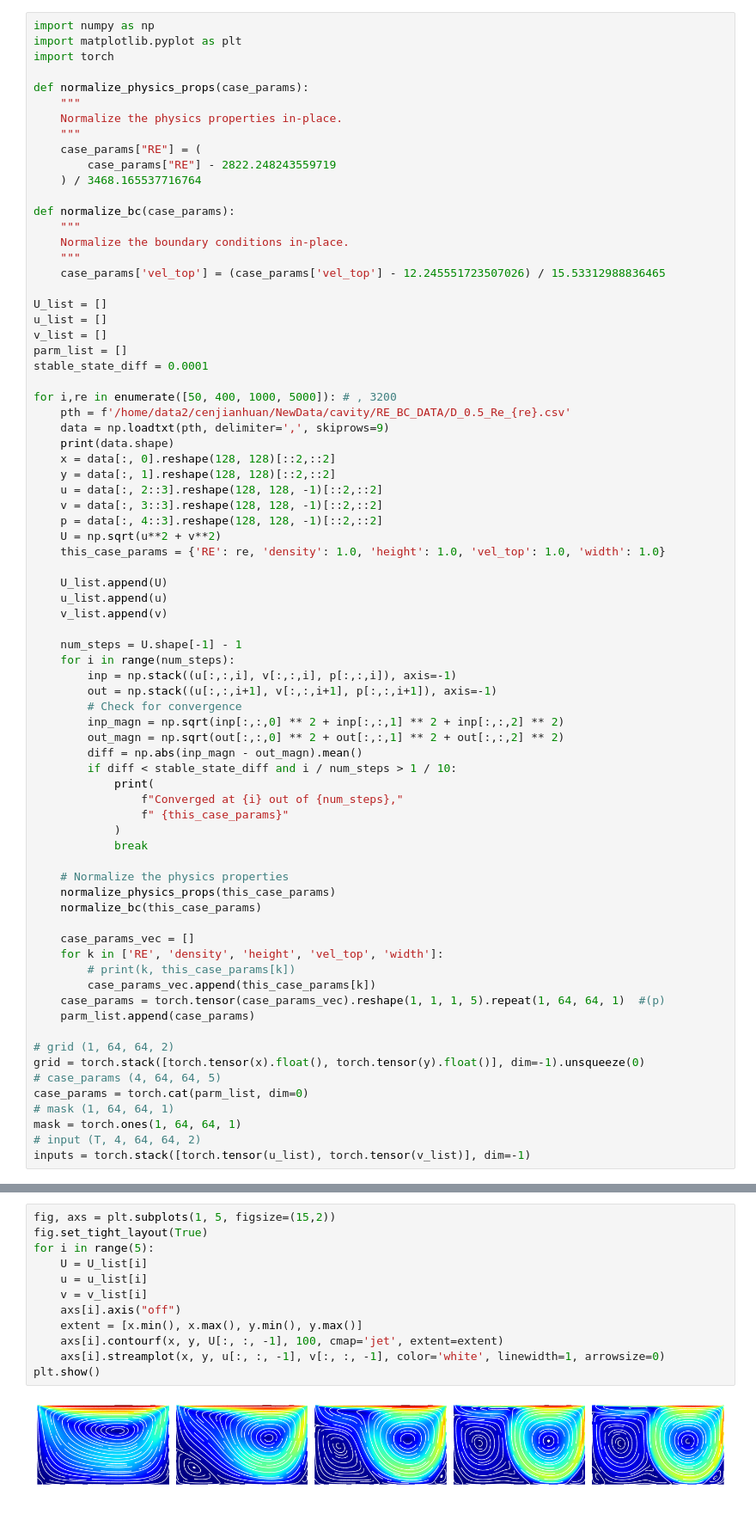
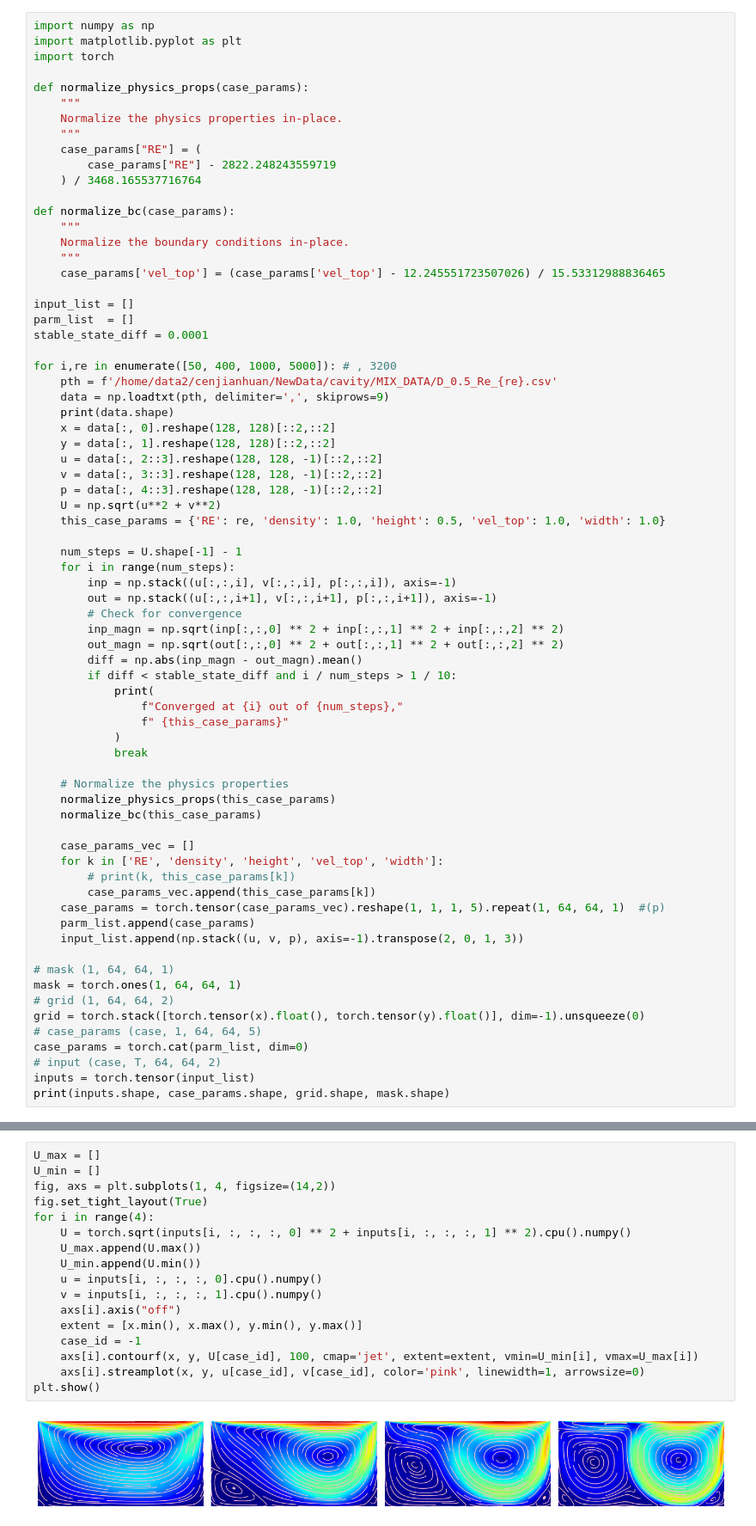
Before and after one commit to Lowbcgz/CFDNNEval, a Jupyter notebook: plot.ipynb, the cells around one changed output, grey strips where cells are left out. Shown at 86% size. Saved outputs shown, nothing was run; the diff lists cells and outputs as text.

```diff
--- a/plot.ipynb
+++ b/plot.ipynb
@@ -17,14 +17,12 @@ def normalize_bc(case_params):
     """
     case_params['vel_top'] = (case_params['vel_top'] - 12.245551723507026) / 15.53312988836465
 
-U_list = []
-u_list = []
-v_list = []
-parm_list = []
+input_list = []
+parm_list  = []
 stable_state_diff = 0.0001
 
 for i,re in enumerate([50, 400, 1000, 5000]): # , 3200
-    pth = f'/home/data2/cenjianhuan/NewData/cavity/RE_BC_DATA/D_0.5_Re_{re}.csv'
+    pth = f'/home/data2/cenjianhuan/NewData/cavity/MIX_DATA/D_0.5_Re_{re}.csv'
     data = np.loadtxt(pth, delimiter=',', skiprows=9)
     print(data.shape)
     x = data[:, 0].reshape(128, 128)[::2,::2]
@@ -33,11 +31,7 @@ for i,re in enumerate([50, 400, 1000, 5000]): # , 3200
     v = data[:, 3::3].reshape(128, 128, -1)[::2,::2]
     p = data[:, 4::3].reshape(128, 128, -1)[::2,::2]
     U = np.sqrt(u**2 + v**2)
-    this_case_params = {'RE': re, 'density': 1.0, 'height': 1.0, 'vel_top': 1.0, 'width': 1.0}
-
-    U_list.append(U)
-    u_list.append(u)
-    v_list.append(v)
+    this_case_params = {'RE': re, 'density': 1.0, 'height': 0.5, 'vel_top': 1.0, 'width': 1.0}
 
     num_steps = U.shape[-1] - 1
     for i in range(num_steps):
@@ -64,14 +58,16 @@ for i,re in enumerate([50, 400, 1000, 5000]): # , 3200
         case_params_vec.append(this_case_params[k])
     case_params = torch.tensor(case_params_vec).reshape(1, 1, 1, 5).repeat(1, 64, 64, 1)  #(p)
     parm_list.append(case_params)
+    input_list.append(np.stack((u, v, p), axis=-1).transpose(2, 0, 1, 3))
 
+# mask (1, 64, 64, 1)
+mask = torch.ones(1, 64, 64, 1)
 # grid (1, 64, 64, 2)
 grid = torch.stack([torch.tensor(x).float(), torch.tensor(y).float()], dim=-1).unsqueeze(0)
-# case_params (4, 64, 64, 5)
+# case_params (case, 1, 64, 64, 5)
 case_params = torch.cat(parm_list, dim=0)
-# mask (1, 64, 64, 1)
-mask = torch.ones(1, 64, 64, 1)
-# input (T, 4, 64, 64, 2)
-inputs = torch.stack([torch.tensor(u_list), torch.tensor(v_list)], dim=-1)
+# input (case, T, 64, 64, 2)
+inputs = torch.tensor(input_list)
+print(inputs.shape, case_params.shape, grid.shape, mask.shape)
 # %% [output]
 (16384, 3005)
@@ -85,14 +82,19 @@ Converged at 301 out of 1000, {'RE': 5000, 'density': 1.0, 'height': 1.0, 'vel_t
 # %%
-fig, axs = plt.subplots(1, 5, figsize=(15,2))
+U_max = []
+U_min = []
+fig, axs = plt.subplots(1, 4, figsize=(14,2))
 fig.set_tight_layout(True)
-for i in range(5):
-    U = U_list[i]
-    u = u_list[i]
-    v = v_list[i]
+for i in range(4):
+    U = torch.sqrt(inputs[i, :, :, :, 0] ** 2 + inputs[i, :, :, :, 1] ** 2).cpu().numpy()
+    U_max.append(U.max())
+    U_min.append(U.min())
+    u = inputs[i, :, :, :, 0].cpu().numpy()
+    v = inputs[i, :, :, :, 1].cpu().numpy()
     axs[i].axis("off")
     extent = [x.min(), x.max(), y.min(), y.max()]
-    axs[i].contourf(x, y, U[:, :, -1], 100, cmap='jet', extent=extent)
-    axs[i].streamplot(x, y, u[:, :, -1], v[:, :, -1], color='white', linewidth=1, arrowsize=0)
+    case_id = -1
+    axs[i].contourf(x, y, U[case_id], 100, cmap='jet', extent=extent, vmin=U_min[i], vmax=U_max[i])
+    axs[i].streamplot(x, y, u[case_id], v[case_id], color='pink', linewidth=1, arrowsize=0)
 plt.show()
 # %% [output]
-[figure, old version]
+[figure, new version]
```
Also changed, not shown: parts of 5 cells of this notebook.
